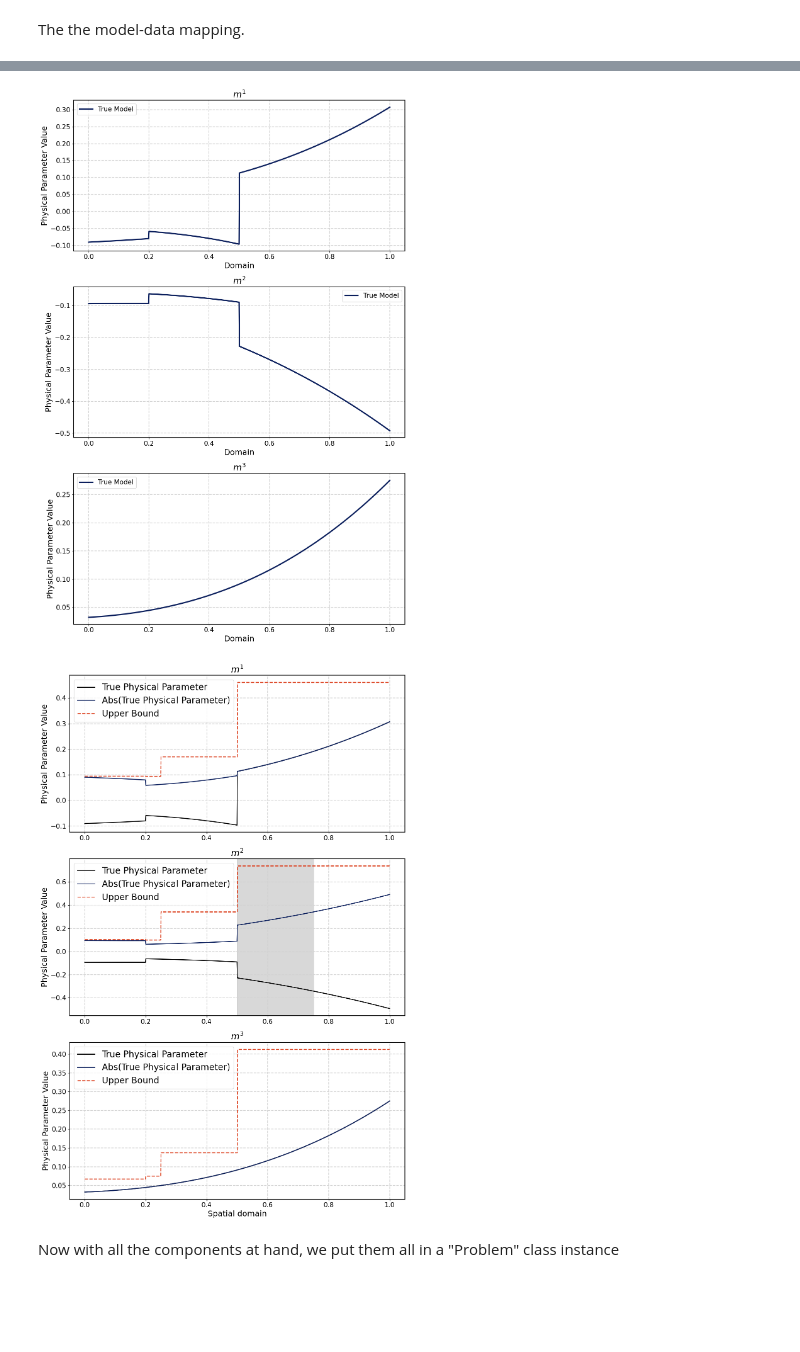
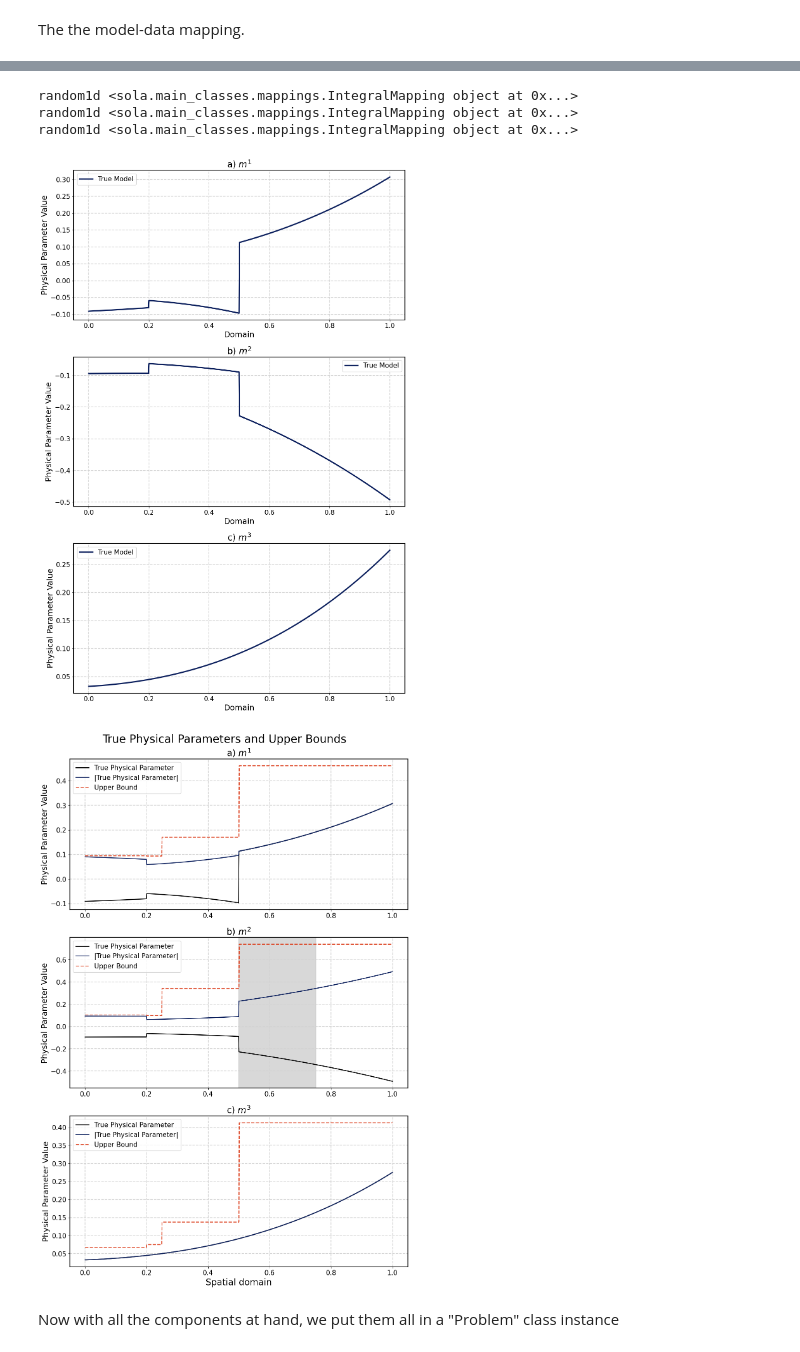
Before and after one commit to Adrian-Mag/SOLA_DLI, a Jupyter notebook: examples/Target_Paper_Examples/solving_problems_fake.ipynb, the cells around one changed output, grey strips where cells are left out. Drawn from its saved outputs; the diff is of its cells as text; code cells hidden in the pictures; blank space fills up the shorter version.

```diff
--- a/examples/Target_Paper_Examples/solving_problems_fake.ipynb
+++ b/examples/Target_Paper_Examples/solving_problems_fake.ipynb
@@ -79,7 +79,7 @@ G = mappings.DirectSumMapping(domain=M, codomain=D, mappings=tuple(constituent_m
 # %%
 %matplotlib inline
 fig, axes = plt.subplots(len(physical_parameters), 1, figsize=(12, 6*len(physical_parameters)))
-
+labels = ['a) ', 'b) ', 'c) '] # for plotting the labels
 for i, param in enumerate(physical_parameters):
     # Initialize y_min and y_max with extreme values to be updated dynamically
     y_min = float('inf')
@@ -95,15 +95,16 @@ for i, param in enumerate(physical_parameters):
         axes[i].plot(domain.mesh, y_values, color=colors[int(100*j/how_many_data)])
     y_min *= 1.2
     y_max *= 1.2
+    axes[i].set_title(labels[i] + physical_parameters_symbols[param],)
     axes[i].tick_params(axis='both', which='major', labelsize=15)
     axes[i].set_ylim([y_min, y_max])
-    axes[i].set_ylabel('Sensitivity to ' + physical_parameters_symbols[param], fontsize=20)
+    axes[i].set_ylabel('Sensitivity value', fontsize=20)
 
 axes[1].fill_betweenx([y_min, y_max], 0.5, 0.75, color='gray', alpha=0.3, label='No Sensitivity Region')
 
 # Adjust fontsize for ticks
-axes[0].set_title('Sensitivity Kernels', fontsize=20)
 axes[i].set_xlabel('Spatial Domain', fontsize=20)
+plt.suptitle('Sensitivity Kernels to the Physical Parameters', fontsize=25)
 plt.xticks(fontsize=15)
 plt.yticks(fontsize=15)
 plt.tight_layout()
@@ -155,8 +156,8 @@ fig, axes = plt.subplots(len(physical_parameters), 1, figsize=(12,6*len(physical
 for i, (submodel, physical_parameter) in enumerate(zip(true_model, physical_parameters)):
     axes[i].plot(domain.mesh, submodel.evaluate(domain.mesh),
             label='True Model', color=colors[99], linewidth=3)
-    axes[i].set_title(physical_parameters_symbols[physical_parameter], fontsize=20)
-    axes[i].set_xlabel('Domain', fontsize=18)
+    axes[i].set_title(labels[i] + physical_parameters_symbols[physical_parameter], fontsize=20)
+    axes[i].set_xlabel('Domain', fontsize=20)
     axes[i].set_ylabel('Physical Parameter Value', fontsize=18)
     axes[i].tick_params(axis='both', which='major', labelsize=15)
     axes[i].legend(fontsize=15)
@@ -165,7 +166,10 @@ plt.tight_layout()  # Adjust layout to prevent clipping of labels
 plt.savefig('truth.png', dpi=300, bbox_inches='tight')  # Save figure
 plt.show()
 # %% [output]
+random1d <sola.main_classes.mappings.IntegralMapping object at 0x...>
+random1d <sola.main_classes.mappings.IntegralMapping object at 0x...>
+random1d <sola.main_classes.mappings.IntegralMapping object at 0x...>
-[figure, old version]
+[figure, new version]
 # %%
 ####################
 # Compute norm bound
@@ -178,39 +182,39 @@ upper_bounds = []
 for model in true_model:
     values = np.abs(model.evaluate(intervals[1:]))*1.5
     upper_bound = functions.Piecewise_1D(domain=model.domain,
                                intervals=intervals,
                                values=values)
     upper_bounds.append(upper_bound)
 
 norm_bound = M.norm(tuple(upper_bounds))
 
 fig, axes = plt.subplots(len(physical_parameters), 1, figsize=(12,6*len(physical_parameters)))
 
 for i, (upperbound, submodel, physical_parameter) in enumerate(zip(upper_bounds, true_model, physical_parameters)):
     axes[i].plot(domain.mesh, submodel.evaluate(domain.mesh),
              label='True Physical Parameter', color='black', linewidth=2)
     axes[i].plot(domain.mesh, np.abs(submodel.evaluate(domain.mesh)),
-             label='Abs(True Physical Parameter)', color=colors[99], linewidth=2)
+             label='|True Physical Parameter|', color=colors[99], linewidth=2)
     axes[i].plot(domain.mesh, upperbound.evaluate(domain.mesh),
              label='Upper Bound', color='#dd4423', linestyle='--', linewidth=2)
     # Set title and labels
-    axes[i].set_title(physical_parameters_symbols[physical_parameter], fontsize=20)
+    axes[i].set_title(labels[i] + physical_parameters_symbols[physical_parameter], fontsize=20)
     axes[i].set_ylabel('Physical Parameter Value', fontsize=18)
     # Set tick parameters
     axes[i].tick_params(axis='both', which='major', labelsize=15)
     # Add legend
-    axes[i].legend(fontsize=12)
     axes[i].grid(True, linestyle='--', linewidth=1.5, color='lightgray')  # Add gridlines
-    axes[i].legend(fontsize=20)
+    axes[i].legend(fontsize=15)
 y_min, y_max = axes[1].get_ylim()
 axes[1].fill_betweenx([y_min, y_max], 0.5, 0.75, color='gray', alpha=0.3, label='No Sensitivity Region')
 axes[1].set_ylim([y_min, y_max])
-plt.xlabel('Spatial domain', fontsize=18)
+plt.suptitle('True Physical Parameters and Upper Bounds', fontsize=25)
+plt.xlabel('Spatial domain', fontsize=20)
 plt.tight_layout()
 plt.savefig('bound.pdf', bbox_inches='tight')
 plt.show()
 # %% [output]
-[figure, old version]
+[figure, new version]
 # %% [markdown]
 Now with all the components at hand, we put them all in a "Problem" class instance
 # %%
```
Also changed, not shown: parts of 4 cells of this notebook, 9 other files.
